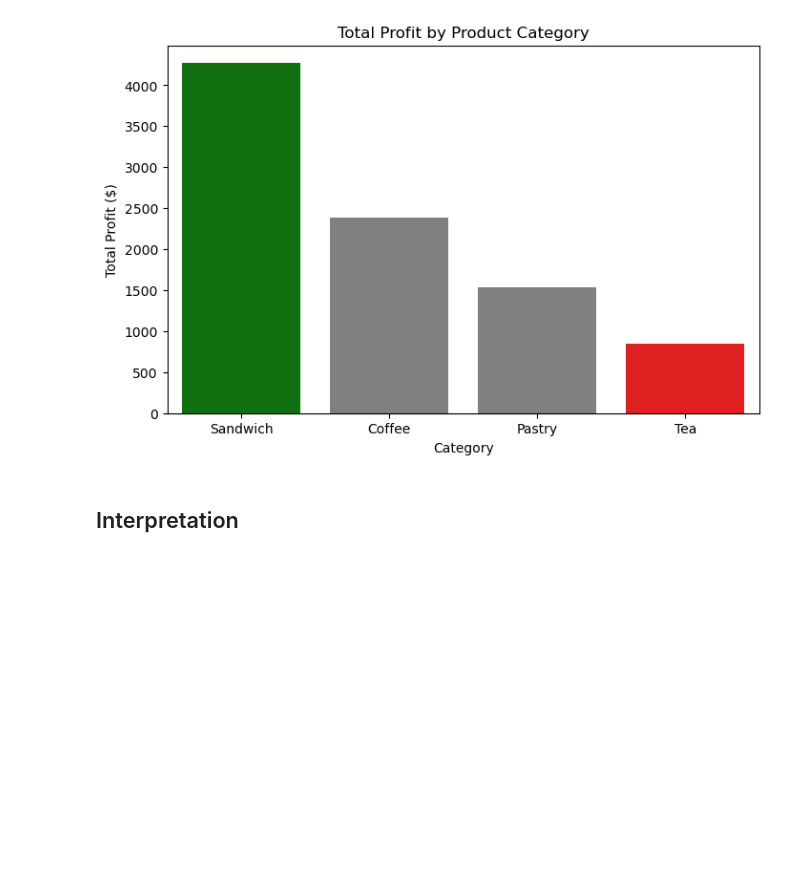
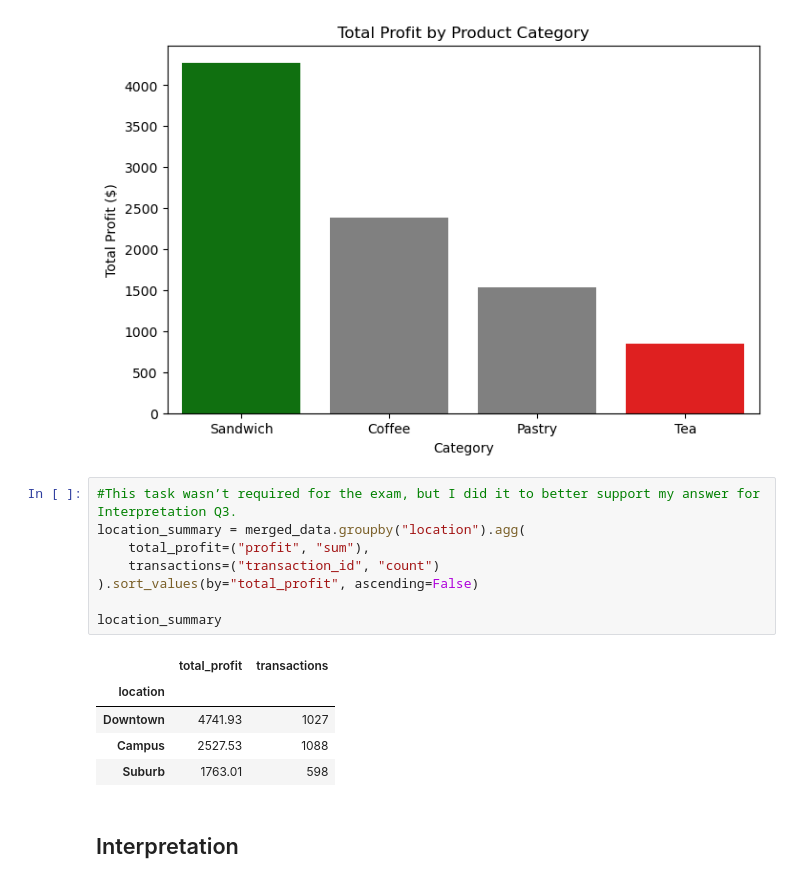
Before and after one commit to osamaabofarsakh25-cpu/py4eda-work, a Jupyter notebook: test2b/test_2b.ipynb, the cells around one changed output. Saved outputs shown, nothing was run; the diff lists cells and outputs as text; blank space fills up the shorter version.

Commit message:
Finish Task2b, need to solve bonus question

```diff
--- a/test2b/test_2b.ipynb
+++ b/test2b/test_2b.ipynb
@@ -369,6 +369,20 @@ plt.ylabel("Total Profit ($)")                     # y label ( total profit)
 plt.show()                                         # display graph
 # %% [output]
 [figure]
+# %%
+#This task wasn’t required for the exam, but I did it to better support my answer for Interpretation Q3.
+location_summary = merged_data.groupby("location").agg(
+    total_profit=("profit", "sum"),
+    transactions=("transaction_id", "count")
+).sort_values(by="total_profit", ascending=False)
+
+location_summary
+# %% [output]
+|  | total_profit | transactions |
+| location |  |  |
+| Downtown | 4741.93 | 1027 |
+| Campus | 2527.53 | 1088 |
+| Suburb | 1763.01 | 598 |
 # %% [markdown]
 ## Interpretation
 # %% [markdown]
```
Also changed, not shown: parts of 3 cells of this notebook.
